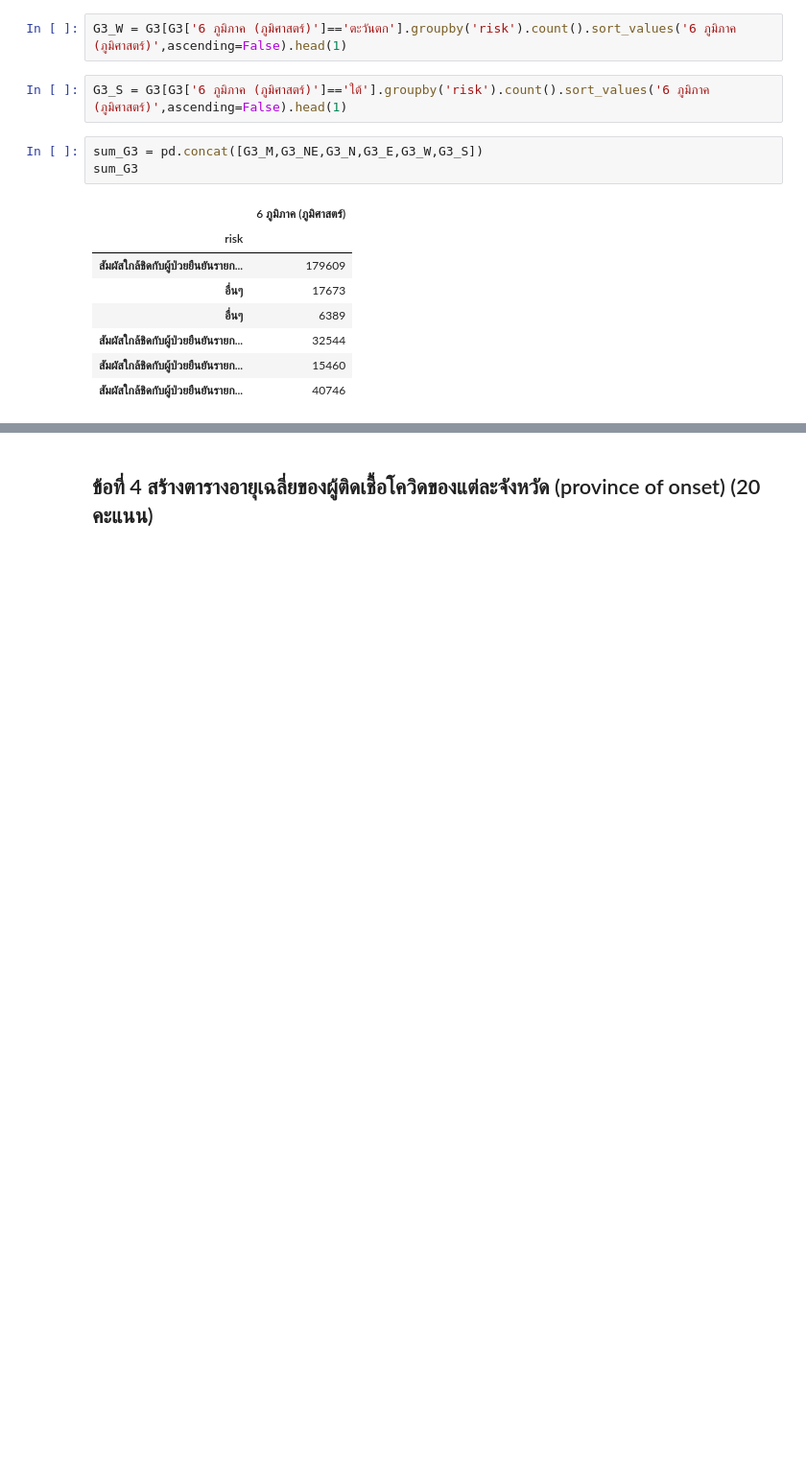
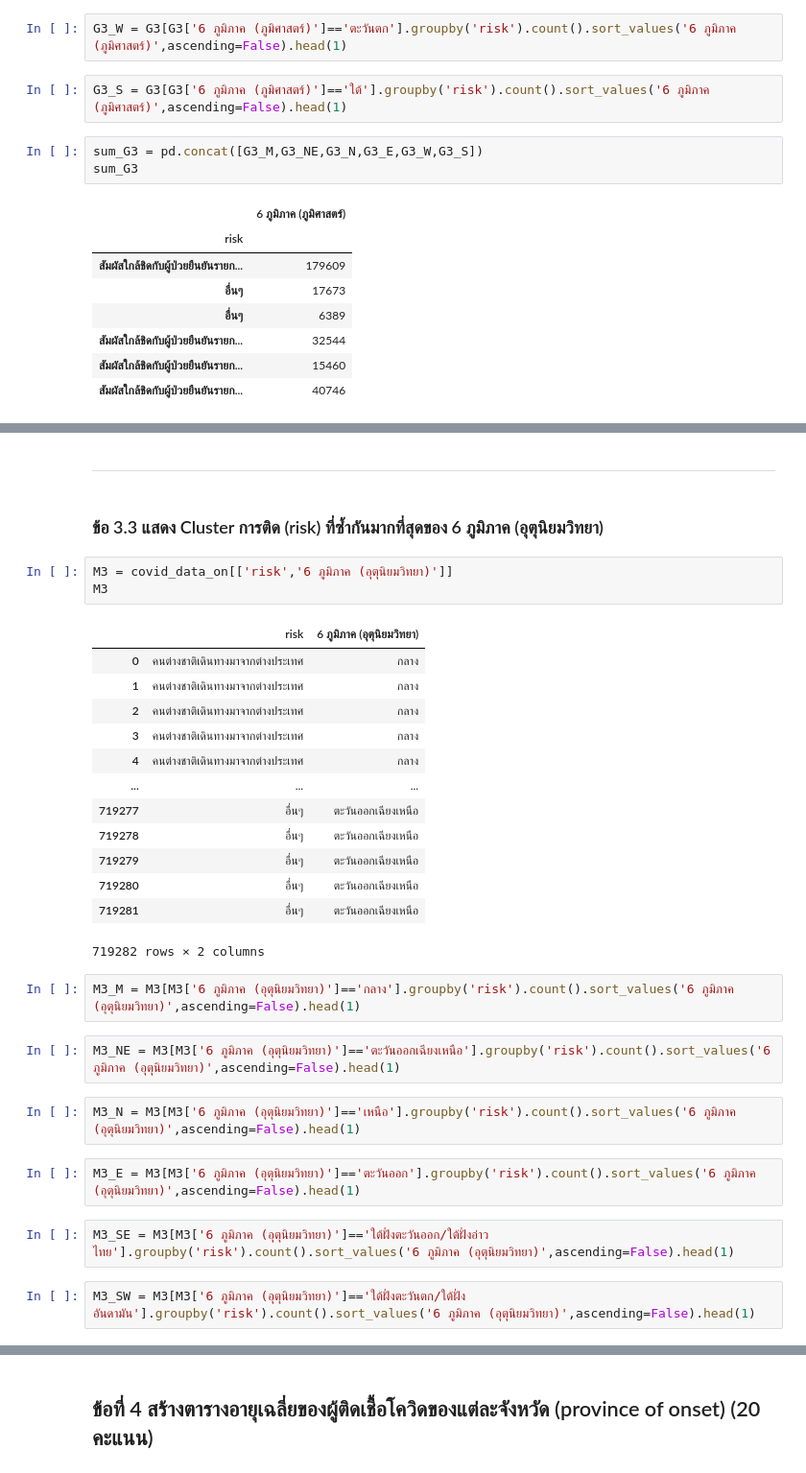
Before and after one commit to sitthatkaja/data_viz_2022, a Jupyter notebook: BasicPython&DataViz_midterm2022.ipynb, the cells around one changed output, grey strips where cells are left out. Shown at 96% size. Drawn from its saved outputs; the diff is of its cells as text; blank space fills up the shorter version.

```diff
--- a/BasicPython&DataViz_midterm2022.ipynb
+++ b/BasicPython&DataViz_midterm2022.ipynb
@@ -659,0 +699,33 @@ sum_G3
+# %% [markdown]
+---
+# %% [markdown]
+### ข้อ 3.3 แสดง Cluster การติด (risk) ที่ซ้ำกันมากที่สุดของ 6 ภูมิภาค (อุตุนิยมวิทยา)
+# %%
+M3 = covid_data_on[['risk','6 ภูมิภาค (อุตุนิยมวิทยา)']]
+M3
+# %% [output]
+|  | risk | 6 ภูมิภาค (อุตุนิยมวิทยา) |
+| 0 | คนต่างชาติเดินทางมาจากต่างประเทศ | กลาง |
+| 1 | คนต่างชาติเดินทางมาจากต่างประเทศ | กลาง |
+| 2 | คนต่างชาติเดินทางมาจากต่างประเทศ | กลาง |
+| 3 | คนต่างชาติเดินทางมาจากต่างประเทศ | กลาง |
+| 4 | คนต่างชาติเดินทางมาจากต่างประเทศ | กลาง |
+| ... | ... | ... |
+| 719277 | อื่นๆ | ตะวันออกเฉียงเหนือ |
+| 719278 | อื่นๆ | ตะวันออกเฉียงเหนือ |
+| 719279 | อื่นๆ | ตะวันออกเฉียงเหนือ |
+| 719280 | อื่นๆ | ตะวันออกเฉียงเหนือ |
+| 719281 | อื่นๆ | ตะวันออกเฉียงเหนือ |
+719282 rows × 2 columns
+# %%
+M3_M = M3[M3['6 ภูมิภาค (อุตุนิยมวิทยา)']=='กลาง'].groupby('risk').count().sort_values('6 ภูมิภาค (อุตุนิยมวิทยา)',ascending=False).head(1)
+# %%
+M3_NE = M3[M3['6 ภูมิภาค (อุตุนิยมวิทยา)']=='ตะวันออกเฉียงเหนือ'].groupby('risk').count().sort_values('6 ภูมิภาค (อุตุนิยมวิทยา)',ascending=False).head(1)
+# %%
+M3_N = M3[M3['6 ภูมิภาค (อุตุนิยมวิทยา)']=='เหนือ'].groupby('risk').count().sort_values('6 ภูมิภาค (อุตุนิยมวิทยา)',ascending=False).head(1)
+# %%
+M3_E = M3[M3['6 ภูมิภาค (อุตุนิยมวิทยา)']=='ตะวันออก'].groupby('risk').count().sort_values('6 ภูมิภาค (อุตุนิยมวิทยา)',ascending=False).head(1)
+# %%
+M3_SE = M3[M3['6 ภูมิภาค (อุตุนิยมวิทยา)']=='ใต้ฝั่งตะวันออก/ใต้ฝั่งอ่าวไทย'].groupby('risk').count().sort_values('6 ภูมิภาค (อุตุนิยมวิทยา)',ascending=False).head(1)
+# %%
+M3_SW = M3[M3['6 ภูมิภาค (อุตุนิยมวิทยา)']=='ใต้ฝั่งตะวันตก/ใต้ฝั่งอันดามัน'].groupby('risk').count().sort_values('6 ภูมิภาค (อุตุนิยมวิทยา)',ascending=False).head(1)
```
Also changed, not shown: parts of 20 cells of this notebook.
